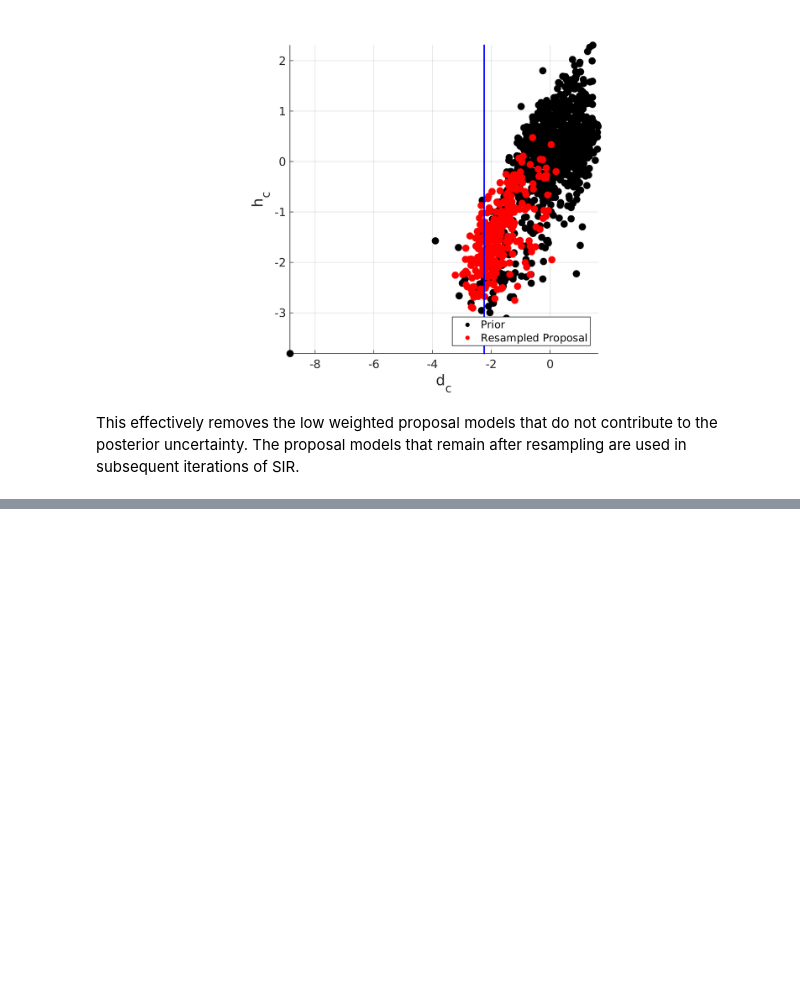
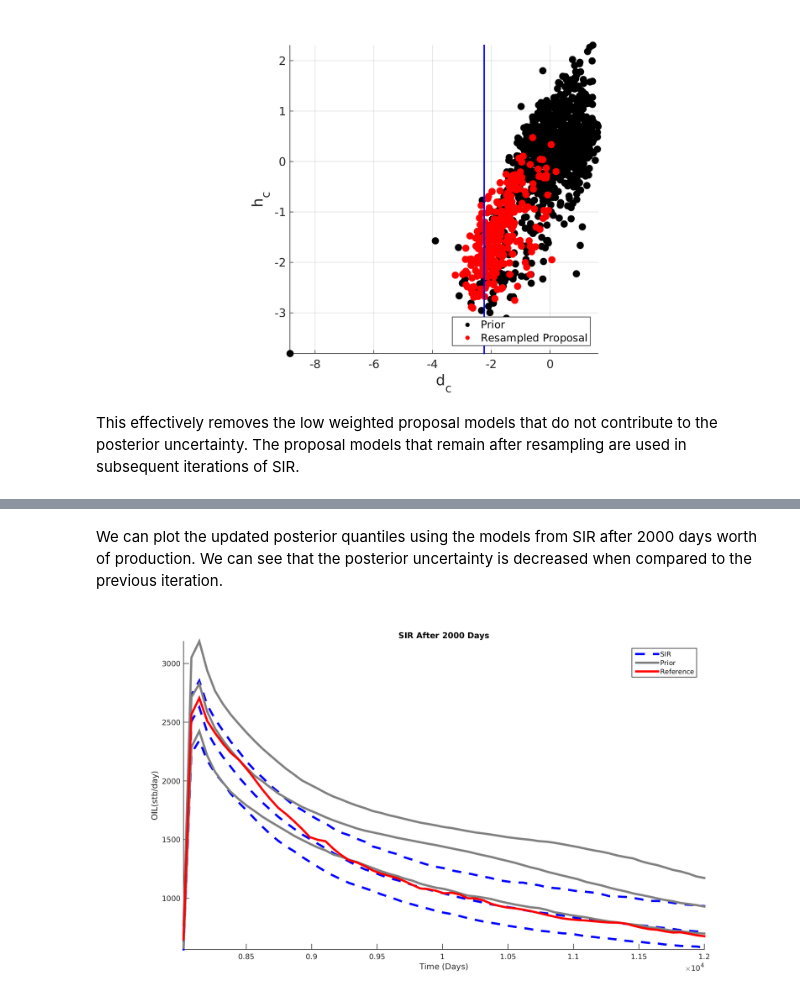
Before and after one commit to lewisli/QUSS, a Jupyter notebook: notebooks/SIR.ipynb, the cells around one changed output, grey strips where cells are left out. Cells and saved outputs as stored; diff of their text form; code cells hidden in the pictures; blank space fills up the shorter version.

Commit message:
Reorganized SIR data files

```diff
--- a/notebooks/SIR.ipynb
+++ b/notebooks/SIR.ipynb
@@ -396,0 +400,4 @@ This effectively removes the low weighted proposal models that do not contribute
+# %%
+CurrentTime = 2000;
+load('../data/SIR/parameters/TimeStep1000/Sampled.mat');
+LastIterationProposalParameters = CurrentIterationParameters;
@@ -396,0 +442,16 @@ This effectively removes the low weighted proposal models that do not contribute
+# %% [markdown]
+We can plot the updated posterior quantiles using the models from SIR after 2000 days worth of production. We can see that the posterior uncertainty is decreased when compared to the previous iteration.
+# %%
+hold on;
+h1 = plot(PriorPrediction.time, PosteriorQuantiles,'b--',...
+    'linewidth',3);
+h2 = plot(PriorPrediction.time, PriorQuantiles,'color',[0.5, 0.5, 0.5],...
+    'linewidth',3);
+h3 = plot(PriorPrediction.time, TruePrediction.data,'color','r',...
+    'linewidth',3);
+legend([h1(1),h2(1),h3(1)],'SIR','Prior','Reference');
+title(['SIR After ' num2str(CurrentTime) ' Days']);
+axis tight; xlabel('Time (Days)'); ylabel( PriorPrediction.name);
+set(gcf,'color','w');
+# %% [output]
+[figure, added]
```
Also changed, not shown: parts of 17 cells of this notebook, 44 other files.
